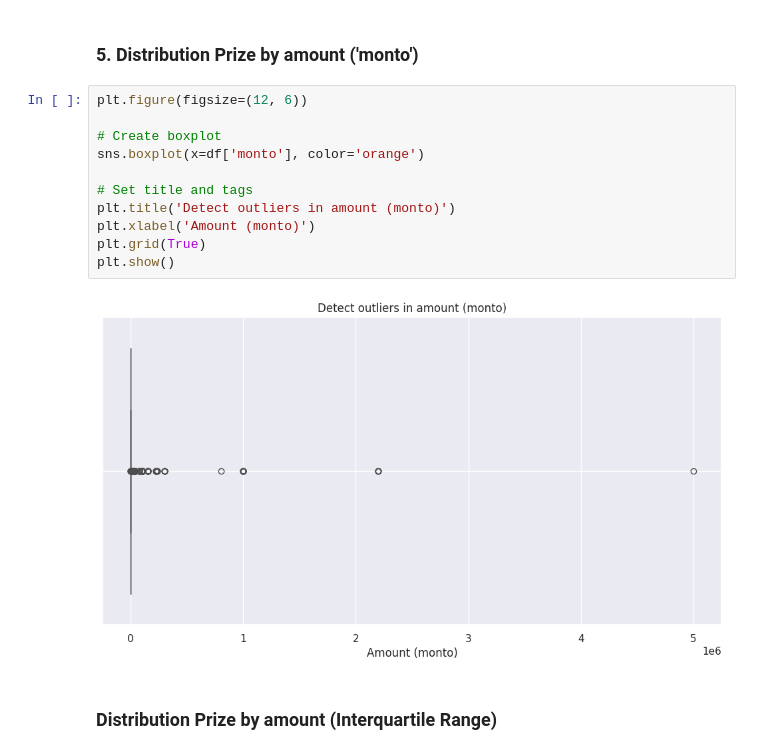
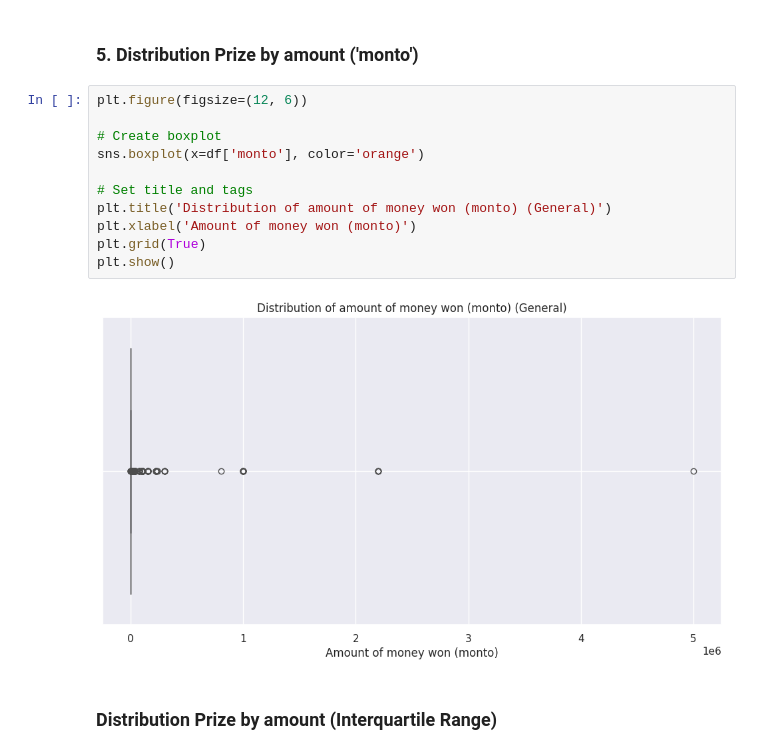
Before and after one commit to AngelDHackerman/santa-lucia-data-analysis-manual, a Jupyter notebook: notebooks/EDA_premios.ipynb, the cells around one changed output. Saved outputs shown, nothing was run; the diff lists cells and outputs as text.

```diff
--- a/notebooks/EDA_premios.ipynb
+++ b/notebooks/EDA_premios.ipynb
@@ -132,16 +132,16 @@ Name: monto, dtype: float64
 # %%
 plt.figure(figsize=(12, 6))
 
 # Create boxplot
 sns.boxplot(x=df['monto'], color='orange')
 
 # Set title and tags
-plt.title('Detect outliers in amount (monto)')
-plt.xlabel('Amount (monto)')
+plt.title('Distribution of amount of money won (monto) (General)')
+plt.xlabel('Amount of money won (monto)')
 plt.grid(True)
 plt.show()
 # %% [output]
-[figure, old version]
+[figure, new version]
 # %% [markdown]
 ### Distribution Prize by amount (Interquartile Range)
 # %%
```
Also changed, not shown: parts of 10 cells of this notebook.
